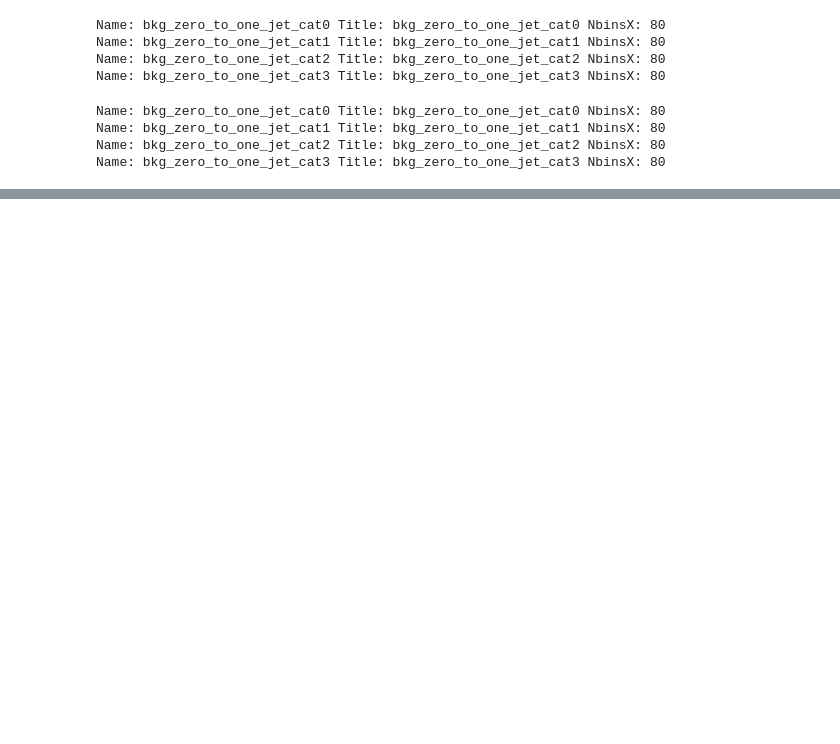
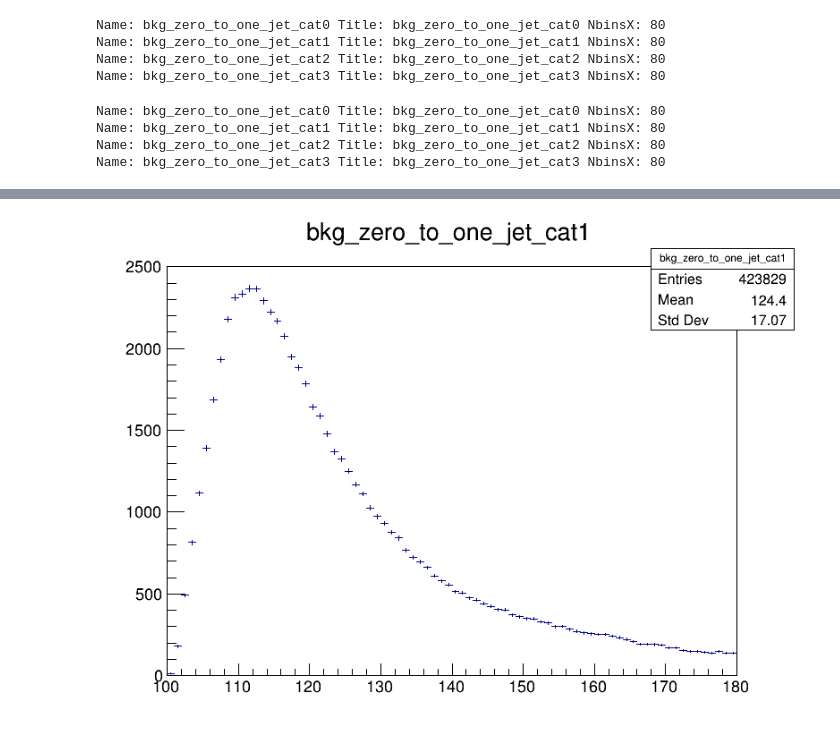
Before and after one commit to zebingwang/flashggFinalFit, a Jupyter notebook: ZGCoreShape/CreatCoreFunction.ipynb, the cells around one changed output, grey strips where cells are left out. Saved outputs shown, nothing was run; the diff lists cells and outputs as text; code cells hidden in the pictures; blank space fills up the shorter version.

Commit message:
update NAF_SSTest_template.root

```diff
--- a/ZGCoreShape/CreatCoreFunction.ipynb
+++ b/ZGCoreShape/CreatCoreFunction.ipynb
@@ -404,3 +414,12 @@ Name: bkg_zero_to_one_jet_cat0 Title: bkg_zero_to_one_jet_cat0 NbinsX: 80
 Name: bkg_zero_to_one_jet_cat1 Title: bkg_zero_to_one_jet_cat1 NbinsX: 80
 Name: bkg_zero_to_one_jet_cat2 Title: bkg_zero_to_one_jet_cat2 NbinsX: 80
 Name: bkg_zero_to_one_jet_cat3 Title: bkg_zero_to_one_jet_cat3 NbinsX: 80
+# %%
+f = rt.TFile("./NAF_SSTest_template.root")
+# %%
+hist1 = f.Get("bkg_zero_to_one_jet_cat1")
+# %%
+canvas = rt.TCanvas("canvas", "canvas", 800, 600)
+hist1.Draw()
+canvas.Draw()
+# %% [output]
@@ -406,0 +427 @@ Name: bkg_zero_to_one_jet_cat3 Title: bkg_zero_to_one_jet_cat3 NbinsX: 80
+[figure, added]
```
Also changed, not shown: parts of 4 cells of this notebook, 1 other file.
